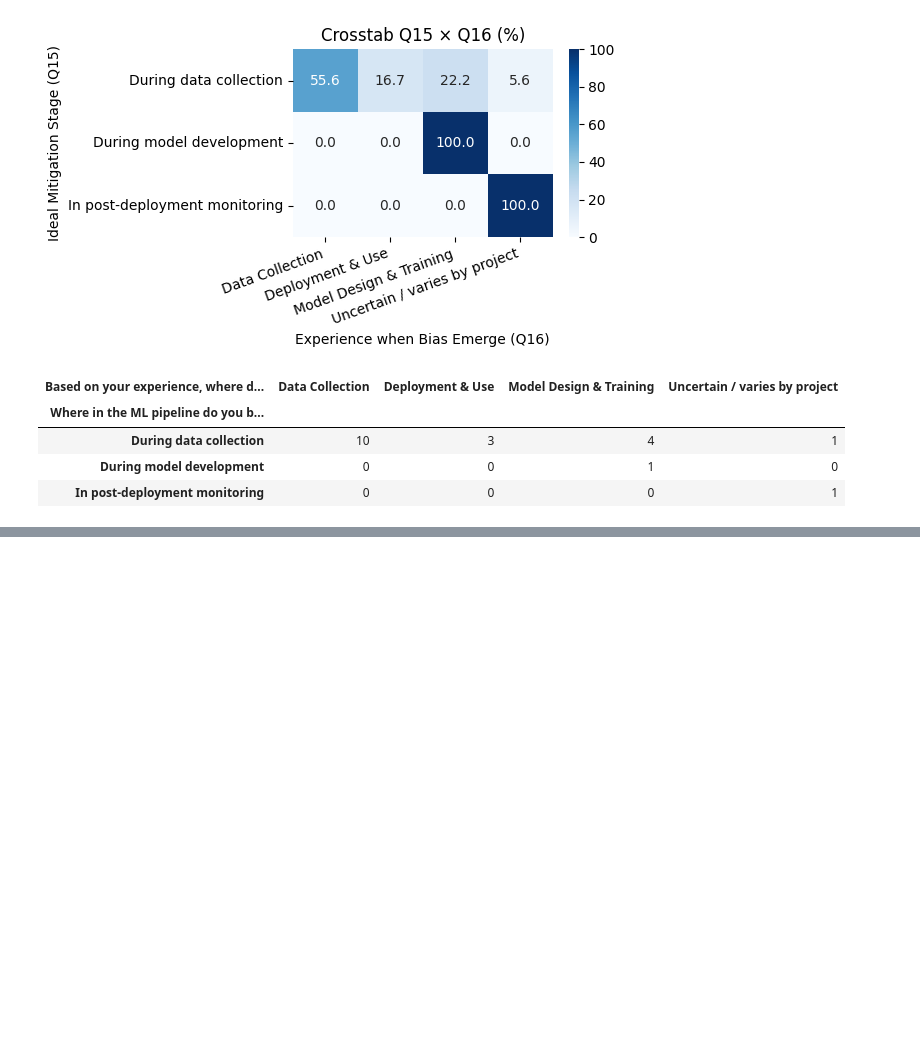
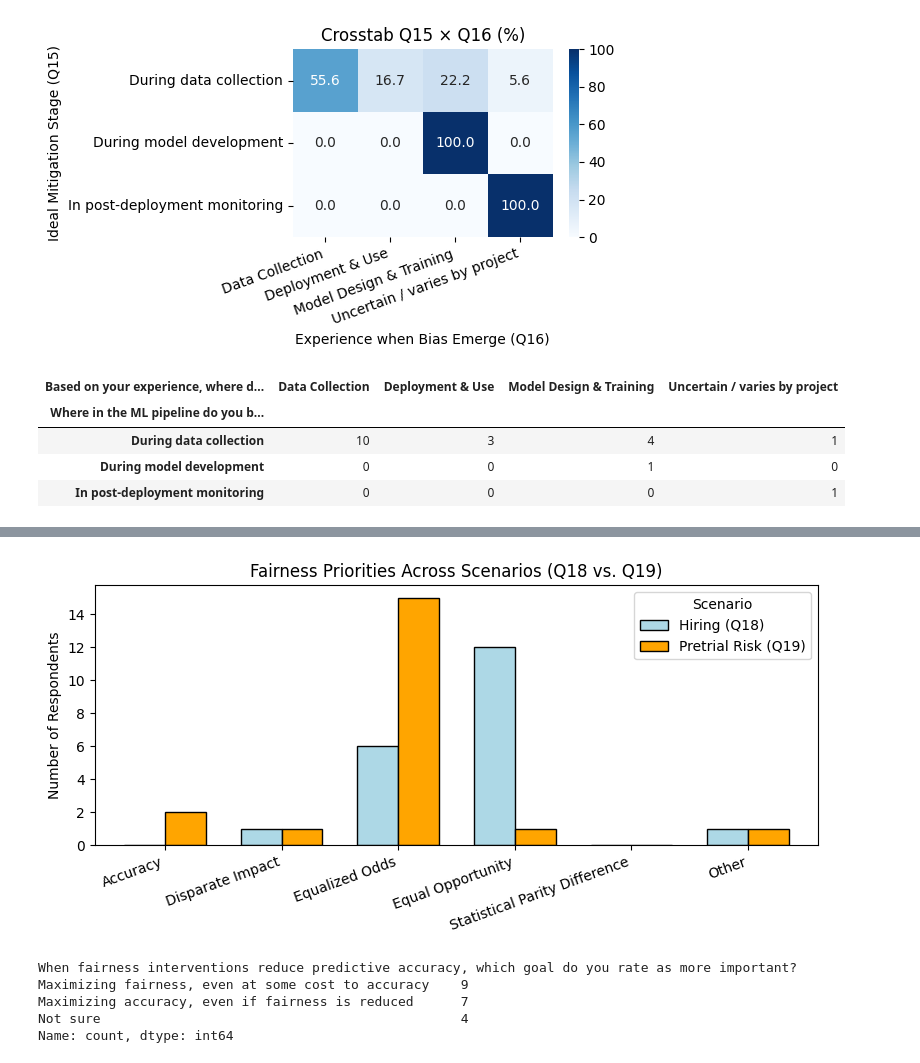
Before and after one commit to jeaend/bias-mitigation-aif360, a Jupyter notebook: notebooks/questionnaire_analysis.ipynb, the cells around one changed output, grey strips where cells are left out. Cells and saved outputs as stored; diff of their text form; code cells hidden in the pictures; blank space fills up the shorter version.

```diff
--- a/notebooks/questionnaire_analysis.ipynb
+++ b/notebooks/questionnaire_analysis.ipynb
@@ -611,0 +673,10 @@ ct
+# %%
+# Label the text for plot
+df["Q18_metric"].fillna("Other", inplace=True)
+df["Q19_metric"].fillna("Other", inplace=True)
+
+# Re-count
+q18_counts = df["Q18_metric"].value_counts()
+q19_counts = df["Q19_metric"].value_counts()
+
+q18_counts, q19_counts
@@ -611,0 +697,45 @@ ct
+# %%
+combined = pd.DataFrame({
+    "Hiring (Q18)": q18_counts,
+    "Pretrial Risk (Q19)": q19_counts
+}).fillna(0).astype(int)
+
+# Sort categories for consistency
+combined = combined.reindex([
+    "Accuracy",
+    "Disparate Impact",
+    "Equalized Odds",
+    "Equal Opportunity",
+    "Statistical Parity Difference",
+    "Other"
+])
+
+# Plot
+ax = combined.plot(
+    kind="bar",
+    figsize=(8, 4),
+    width=0.7,
+    color=["lightblue", "orange"],
+    edgecolor="black"
+)
+
+ax.set_ylabel("Number of Respondents")
+ax.set_title("Fairness Priorities Across Scenarios (Q18 vs. Q19)")
+ax.set_xticklabels(combined.index, rotation=20, ha="right")
+ax.legend(title="Scenario")
+plt.tight_layout()
+plt.show()
+# %% [output]
+[figure, added]
+# %%
+# Q20
+q20_col = next(c for c in df.columns if c.startswith("When fairness interventions reduce predictive accuracy"))
+
+# Step 2: Show unique responses to Q20 to understand the structure
+df[q20_col].value_counts(dropna=False)
+# %% [output]
+When fairness interventions reduce predictive accuracy, which goal do you rate as more important?
+Maximizing fairness, even at some cost to accuracy    9
+Maximizing accuracy, even if fairness is reduced      7
+Not sure                                              4
+Name: count, dtype: int64
```
Also changed, not shown: parts of 8 cells of this notebook, 1 other file.
